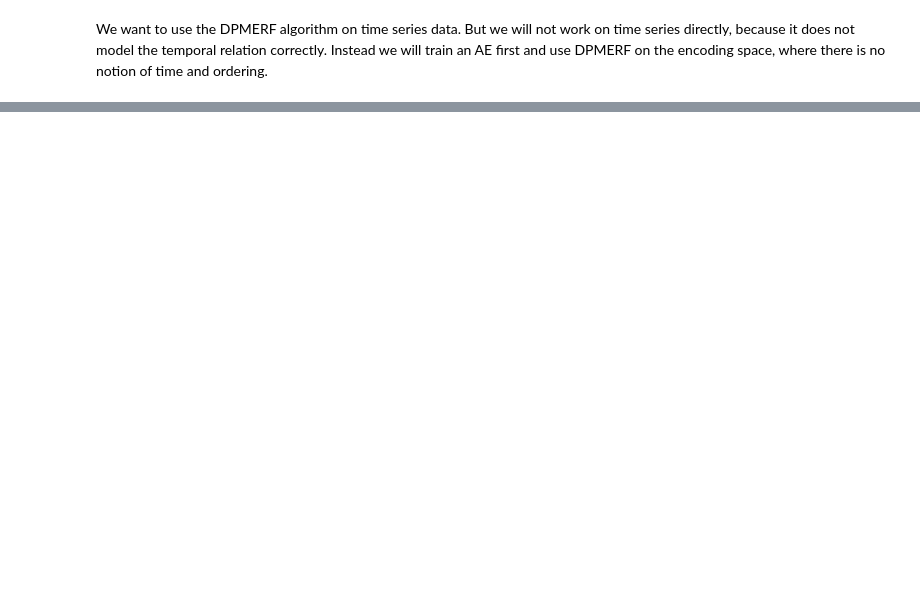
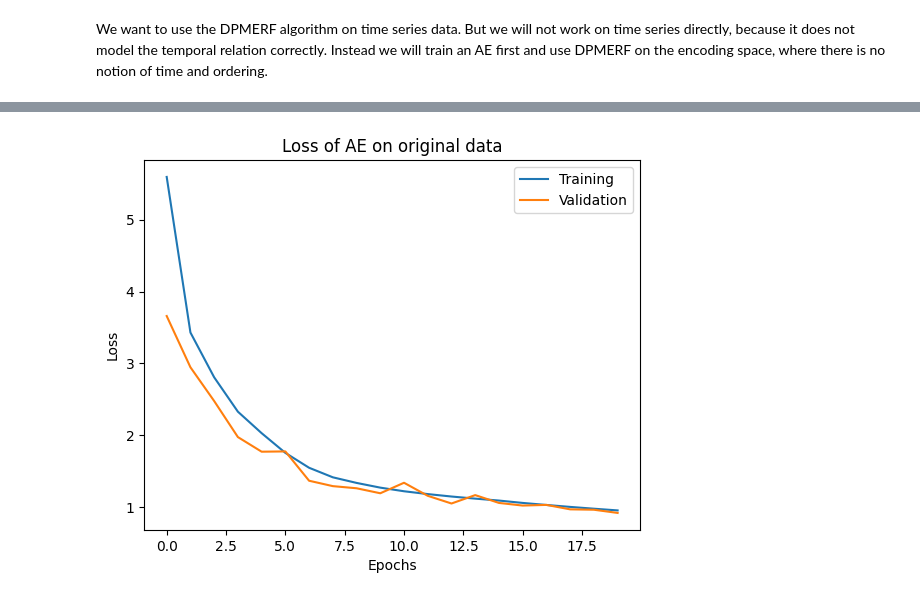
Before and after one commit to sjjtu/MAthesis, a Jupyter notebook: code/baseline.ipynb, the cells around one changed output, grey strips where cells are left out. Saved outputs shown, nothing was run; the diff lists cells and outputs as text; code cells hidden in the pictures; blank space fills up the shorter version.

```diff
--- a/code/baseline.ipynb
+++ b/code/baseline.ipynb
@@ -48 +60,11 @@ plt.plot(history["val"])
+# %%
+plt.plot(history["train"])
+plt.plot(history["val"])
+plt.title("Loss of AE on original data")
+plt.legend(["Training", "Validation"])
+plt.xlabel("Epochs")
+plt.ylabel("Loss")
+plt.show()
+# %% [output]
+[figure, added]
 # %%
```
Also changed, not shown: parts of 8 cells of this notebook, 30 other files.
